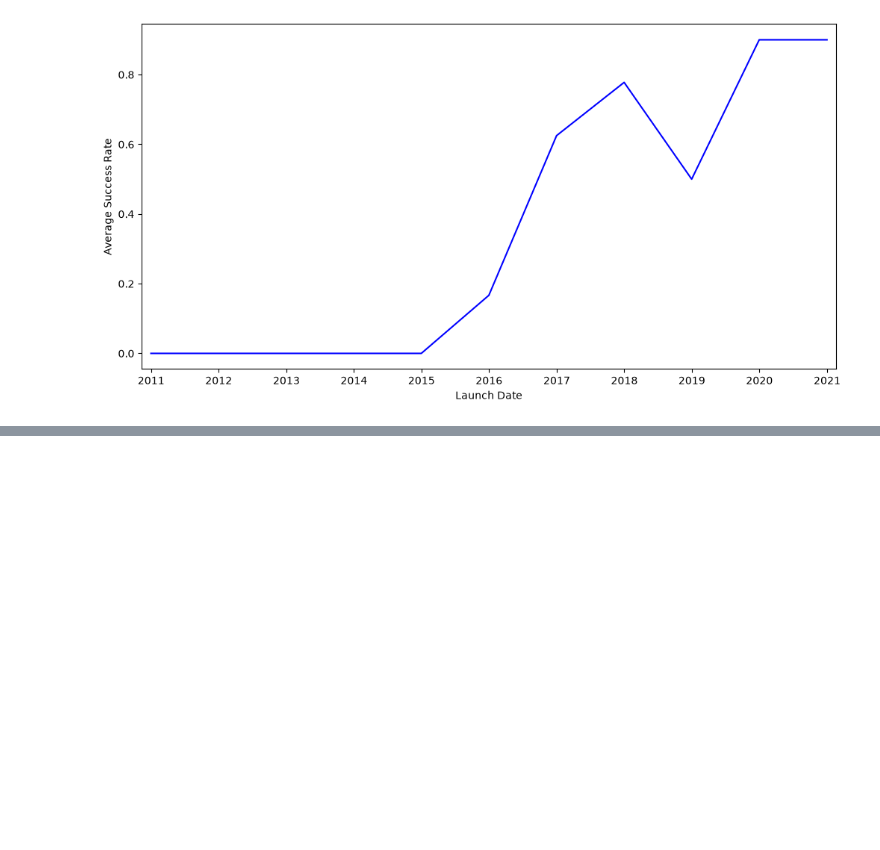
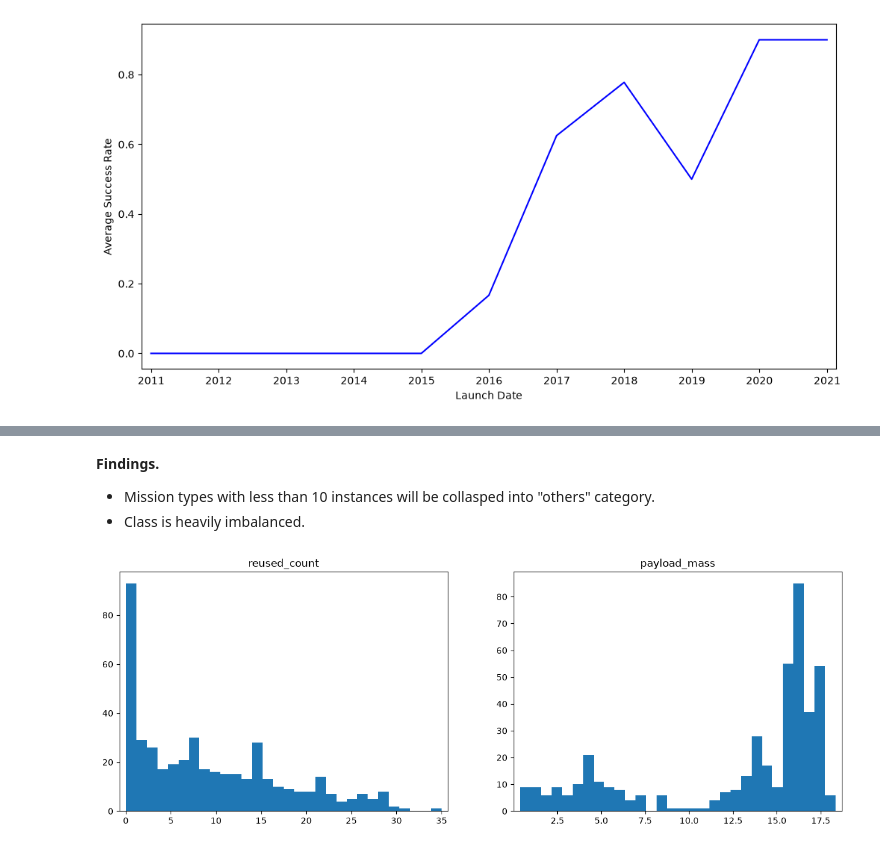
Before and after one commit to svd-jelo/SpaceY-Falcon-9-Project, a Jupyter notebook: notebooks/1.2-cjra-eda.ipynb, the cells around one changed output, grey strips where cells are left out. Cells and saved outputs as stored; diff of their text form; code cells hidden in the pictures; blank space fills up the shorter version.

```diff
--- a/notebooks/1.2-cjra-eda.ipynb
+++ b/notebooks/1.2-cjra-eda.ipynb
@@ -271,0 +341,25 @@ plt.show()
+# %% [markdown]
+**Findings.**
+- Mission types with less than 10 instances will be collasped into "others" category.
+- Class is heavily imbalanced.
+# %%
+nums = ['reused_count', 'payload_mass']
+
+def numplot(series: str, bins: int = 10, ax = None) -> None:
+    if not ax:
+        ax = plt.gca()
+
+    ax.hist(df[series], bins=bins)
+    ax.set_title(series)
+
+    offset = 0.02*(df[series].max() - df[series].min())
+    ax.set_xlim(df[series].min()-offset, df[series].max()+offset)
+
+fig,axs = plt.subplots(1,2,figsize=(15,5))
+
+for num,ax in zip(nums[:2],axs.flat):
+    numplot(num,30,ax=ax)
+
+plt.show()
+# %% [output]
+[figure, added]
```
Also changed, not shown: parts of 17 cells of this notebook, 2 other files.
